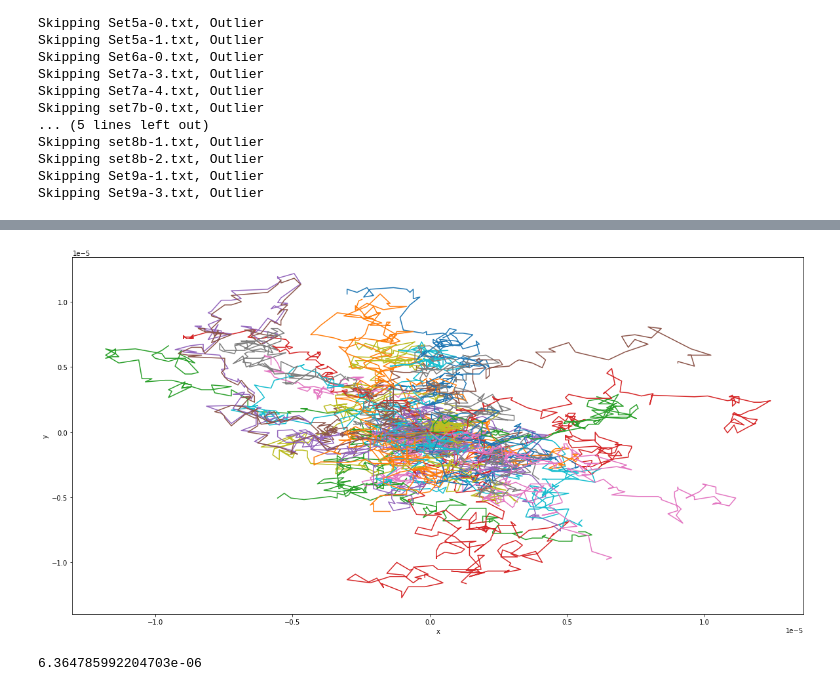
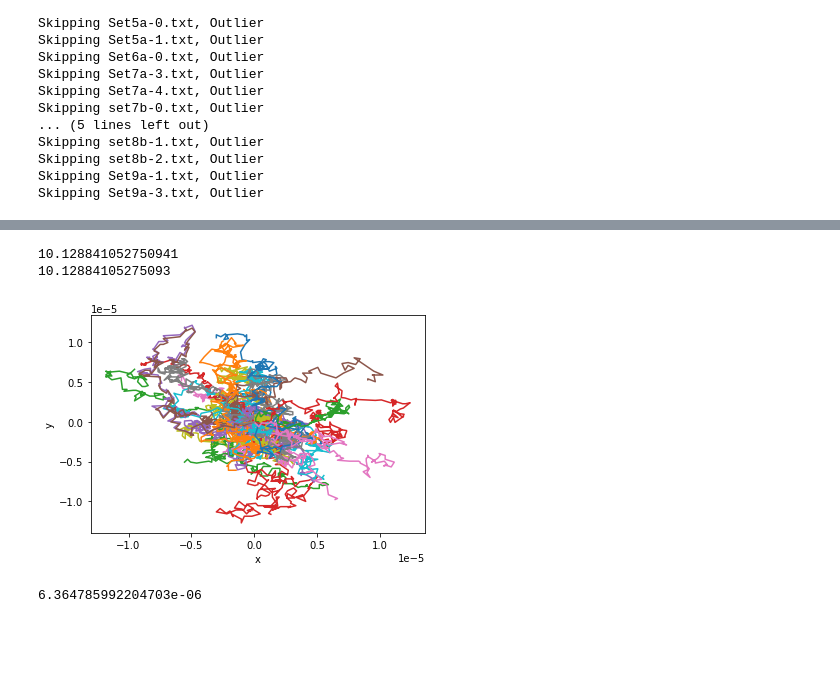
Before and after one commit to QiLinXue/thermal-motion, a Jupyter notebook: plot.ipynb, the cells around one changed output, grey strips where cells are left out. Saved outputs shown, nothing was run; the diff lists cells and outputs as text; code cells hidden in the pictures; blank space fills up the shorter version.

Commit message:
average distances and stuff

```diff
--- a/plot.ipynb
+++ b/plot.ipynb
@@ -153,0 +154,25 @@ plt.savefig('distance-time.png')
+# %%
+average_r = []
+print(len(t_array[0]))
+print(len(r_array[0]))
+
+while i < len(r_array):
+    if len(r_array[i]) != 119:
+        r_array.pop(i)
+    else:
+        i += 1
+
+r_nparray = np.array(r_array)
+
+stdev_r = []
+
+for i in range(len(t_array[0])):
+    average_r.append(np.sum(r_nparray[:, i])/len(r_array))
+    stdev_r.append(np.std(r_nparray[:, i]))
+print(average_r)
+plt.scatter(t_array[0], average_r, facecolors='none', edgecolors='r', linewidths=0.5)
+plt.errorbar(t_array[0], average_r, stdev_r, capsize=1, elinewidth=0.2, linewidth=0)
+
+plt.xlabel("Frames")
+plt.ylabel("Distance from Origin")
+plt.savefig('average_distance-time.png')
@@ -154,15 +213,24 @@ plt.savefig('distance-time.png')
+# %%
+stdev_r.pop(0)
+t_array[0].pop(0)
+average_r.pop(0)
+chi_squared = np.sum(((np.polyval(z, t_array[0]) - average_r)/stdev_r) ** 2)
+print(chi_squared)
+# %% [output]
+10.128841052750941
+10.12884105275093
 # %%
-plt.figure(figsize=(20,10))
+plt.figure(figsize=(6,4))
 
 # Plot x_array and y_array
 for i in range(len(x_array)):
     plt.plot(x_array[i], y_array[i], label=file_list[i])
 
 plt.xlabel("x")
 plt.ylabel("y")
 plt.savefig('distance-2d.png')
 # %% [output]
-[figure, old version]
+[figure, new version]
 # %%
 last_y_arr = np.array([y_array[i][-1] for i in range(len(y_array))])
 last_x_arr = np.array([x_array[i][-1] for i in range(len(x_array))])
```
Also changed, not shown: parts of 7 cells of this notebook, 4 other files.
